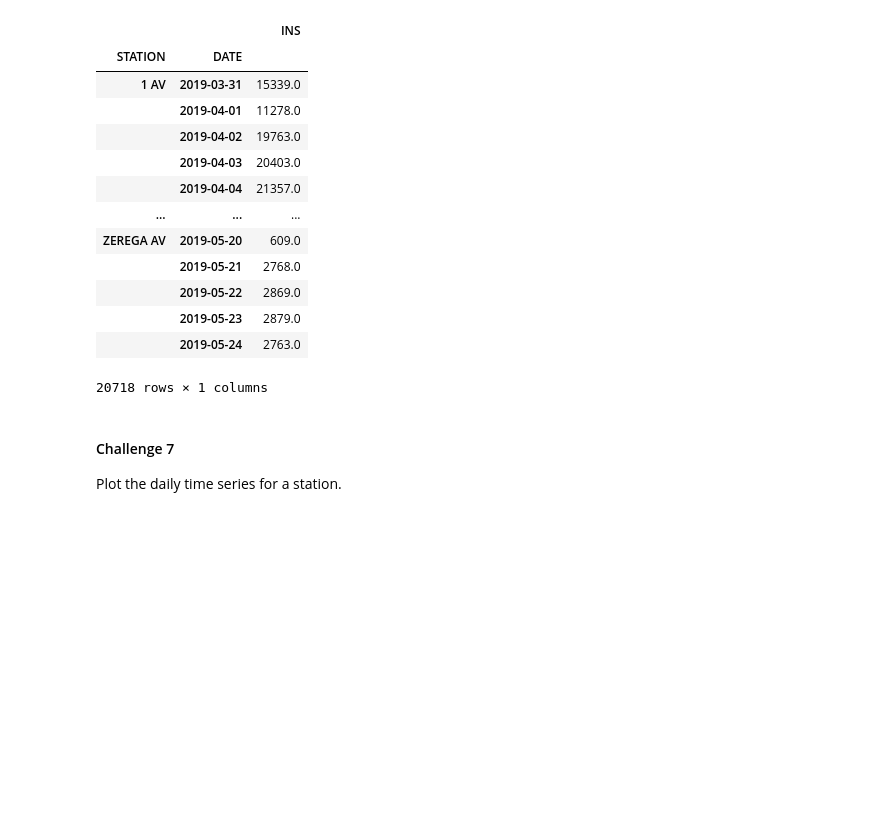
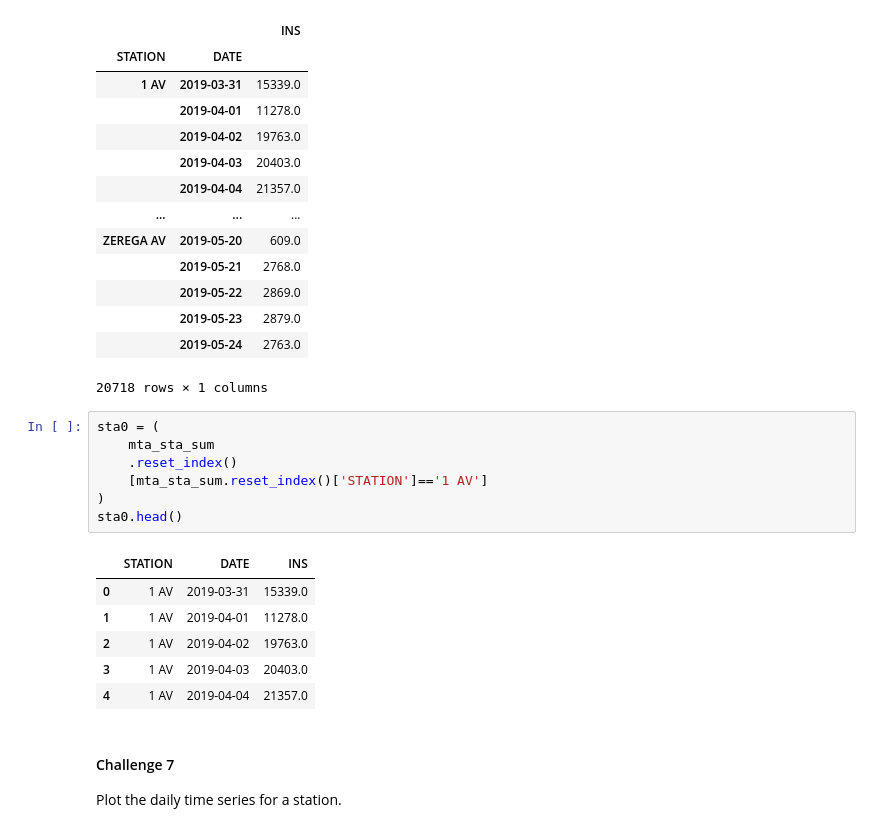
Before and after one commit to ekand/mtacular, a Jupyter notebook: notebooks/eric_challenge1.ipynb, the cells around one changed output. Saved outputs shown, nothing was run; the diff lists cells and outputs as text; blank space fills up the shorter version.

```diff
--- a/notebooks/eric_challenge1.ipynb
+++ b/notebooks/eric_challenge1.ipynb
@@ -270,6 +270,20 @@ mta_sta_sum
 |  | 2019-05-23 | 2879.0 |
 |  | 2019-05-24 | 2763.0 |
 20718 rows × 1 columns
+# %%
+sta0 = (
+    mta_sta_sum
+    .reset_index()
+    [mta_sta_sum.reset_index()['STATION']=='1 AV']
+)
+sta0.head()
+# %% [output]
+|  | STATION | DATE | INS |
+| 0 | 1 AV | 2019-03-31 | 15339.0 |
+| 1 | 1 AV | 2019-04-01 | 11278.0 |
+| 2 | 1 AV | 2019-04-02 | 19763.0 |
+| 3 | 1 AV | 2019-04-03 | 20403.0 |
+| 4 | 1 AV | 2019-04-04 | 21357.0 |
 # %% [markdown]
 #### Challenge 7
 
```
Also changed, not shown: parts of 7 cells of this notebook, 2 other files.
